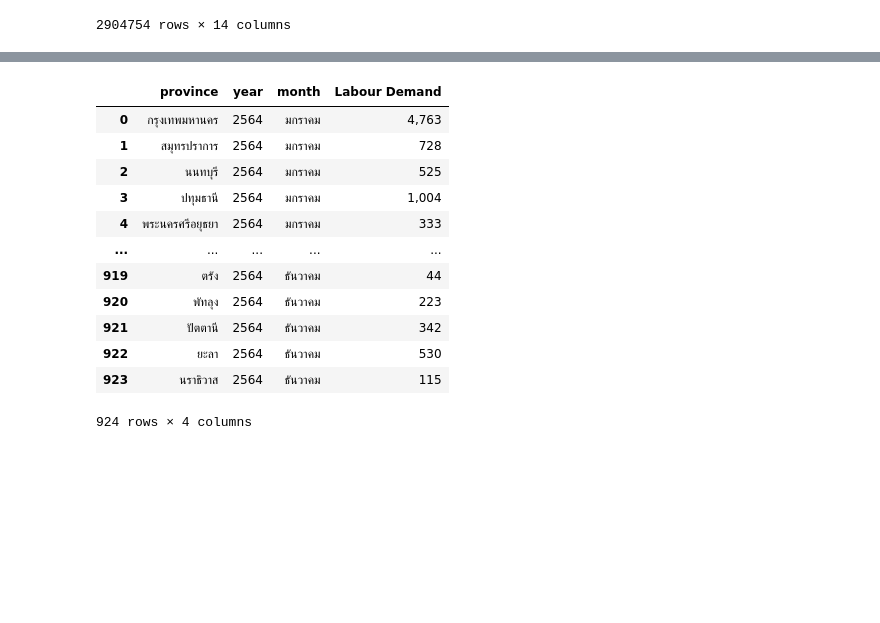
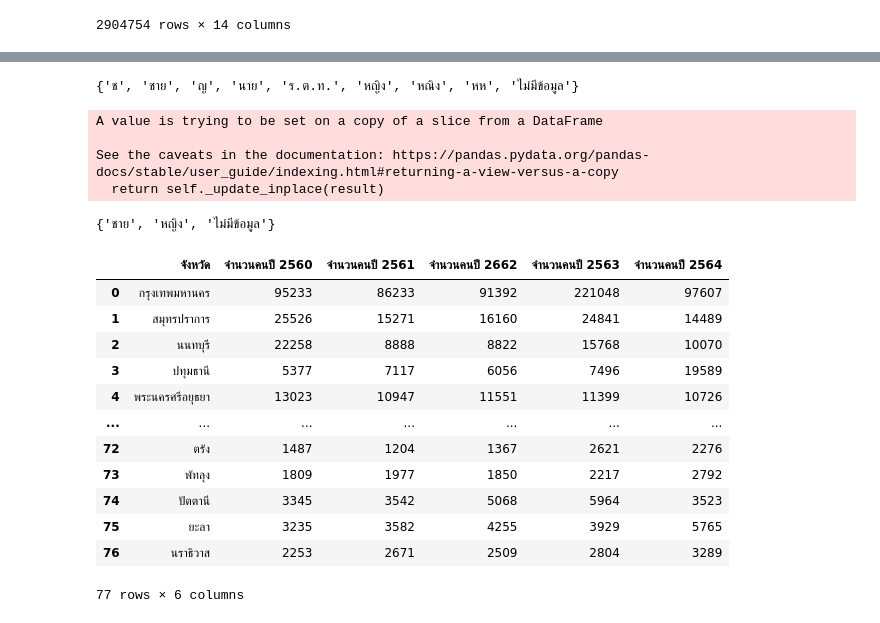
Before and after one commit to suphalaksana/data_viz_2022, a Jupyter notebook: Final_Project.ipynb, the cells around one changed output, grey strips where cells are left out. Saved outputs shown, nothing was run; the diff lists cells and outputs as text; code cells hidden in the pictures; blank space fills up the shorter version.

```diff
--- a/Final_Project.ipynb
+++ b/Final_Project.ipynb
@@ -527,17 +625,32 @@ smaller_table
+# %%
+set(smaller_table['sex'])
+# %% [output]
+{'ช', 'ชาย', 'ญ', 'นาย', 'ร.ต.ท.', 'หญิง', 'หณิง', 'หห', 'ไม่มีข้อมูล'}
+# %%
+smaller_table['sex'].replace({'ช':'ชาย','ญ':'หญิง','นาย':'ชาย','ร.ต.ท.':'ไม่มีข้อมูล','หณิง':'หญิง','หห':'หญิง'}, inplace=True)
+# %% [output]
+A value is trying to be set on a copy of a slice from a DataFrame
+
+See the caveats in the documentation: https://pandas.pydata.org/pandas-docs/stable/user_guide/indexing.html#returning-a-view-versus-a-copy
+  return self._update_inplace(result)
+# %%
+set(smaller_table['sex'])
+# %% [output]
+{'ชาย', 'หญิง', 'ไม่มีข้อมูล'}
 # %%
-data_Labour = pd.read_csv(os.path.join(path, 'Labour Demand.csv'))
-data_Labour
+data_Labour1 = pd.read_csv(os.path.join(path,'sector_02_28_TH_.csv'))
+data_Labour1
 # %% [output]
-|  | province | year | month | Labour Demand |
-| 0 | กรุงเทพมหานคร | 2564 | มกราคม | 4,763 |
-| 1 | สมุทรปราการ | 2564 | มกราคม | 728 |
-| 2 | นนทบุรี | 2564 | มกราคม | 525 |
-| 3 | ปทุมธานี | 2564 | มกราคม | 1,004 |
-| 4 | พระนครศรีอยุธยา | 2564 | มกราคม | 333 |
-| ... | ... | ... | ... | ... |
-| 919 | ตรัง | 2564 | ธันวาคม | 44 |
-| 920 | พัทลุง | 2564 | ธันวาคม | 223 |
-| 921 | ปัตตานี | 2564 | ธันวาคม | 342 |
-| 922 | ยะลา | 2564 | ธันวาคม | 530 |
-| 923 | นราธิวาส | 2564 | ธันวาคม | 115 |
+|  | จังหวัด | จำนวนคนปี 2560 | จำนวนคนปี 2561 | จำนวนคนปี 2662 | จำนวนคนปี 2563 | จำนวนคนปี 2564 |
+| 0 | กรุงเทพมหานคร | 95233 | 86233 | 91392 | 221048 | 97607 |
+| 1 | สมุทรปราการ | 25526 | 15271 | 16160 | 24841 | 14489 |
+| 2 | นนทบุรี | 22258 | 8888 | 8822 | 15768 | 10070 |
+| 3 | ปทุมธานี | 5377 | 7117 | 6056 | 7496 | 19589 |
+| 4 | พระนครศรีอยุธยา | 13023 | 10947 | 11551 | 11399 | 10726 |
+| ... | ... | ... | ... | ... | ... | ... |
+| 72 | ตรัง | 1487 | 1204 | 1367 | 2621 | 2276 |
+| 73 | พัทลุง | 1809 | 1977 | 1850 | 2217 | 2792 |
+| 74 | ปัตตานี | 3345 | 3542 | 5068 | 5964 | 3523 |
+| 75 | ยะลา | 3235 | 3582 | 4255 | 3929 | 5765 |
+| 76 | นราธิวาส | 2253 | 2671 | 2509 | 2804 | 3289 |
-924 rows × 4 columns
+77 rows × 6 columns
```
Also changed, not shown: parts of 34 cells of this notebook.
